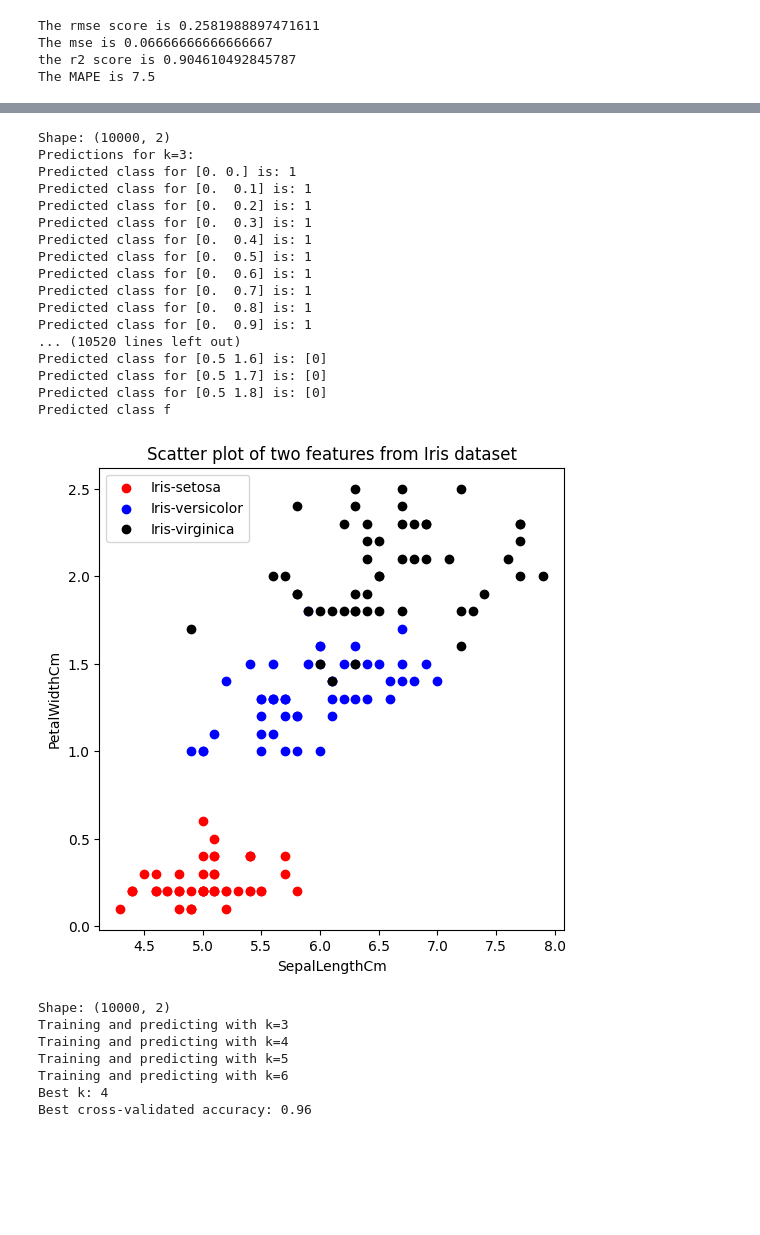
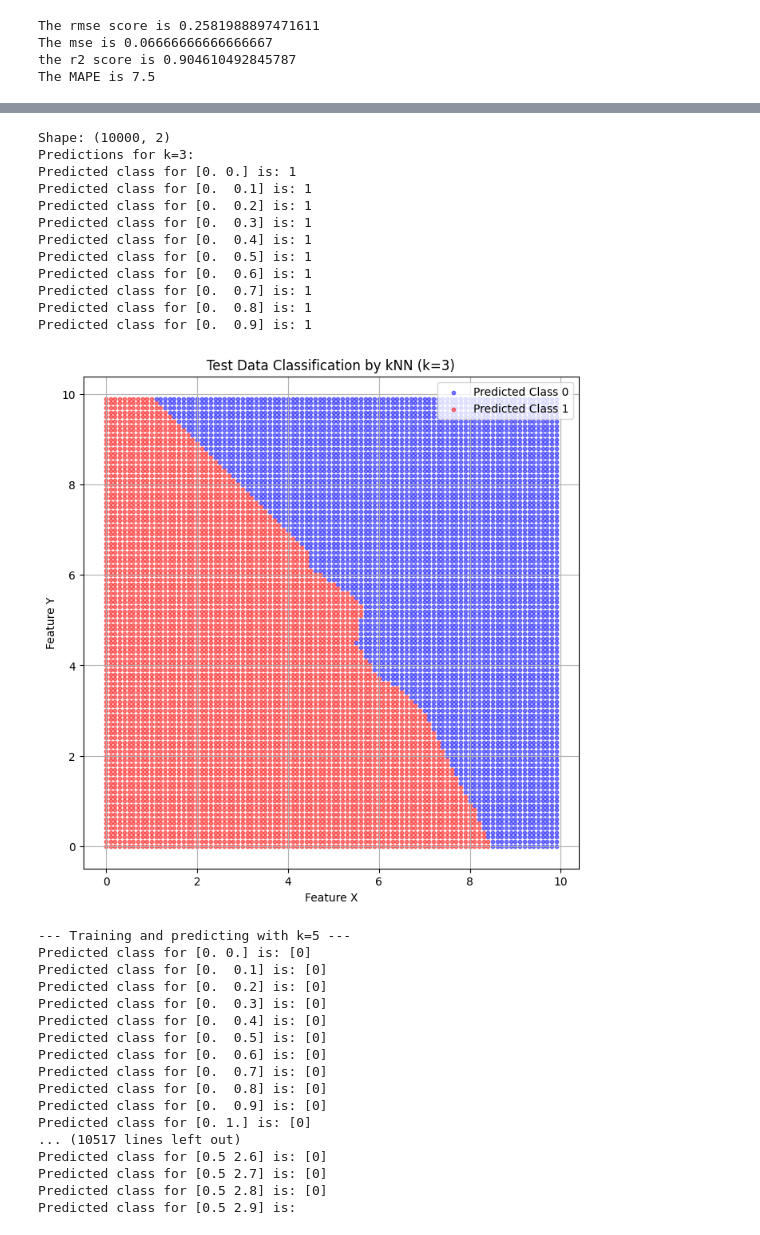
Before and after one commit to NikhilSanjay25/ML_LAB_SHEETS_CODE, a Jupyter notebook: codes/LabSheet_4.ipynb, the cells around one changed output, grey strips where cells are left out. Drawn from its saved outputs; the diff is of its cells as text; code cells hidden in the pictures; blank space fills up the shorter version.

Commit message:
added 1 plot

```diff
--- a/codes/LabSheet_4.ipynb
+++ b/codes/LabSheet_4.ipynb
@@ -137,8 +137,17 @@ data, labels = prepare_data_labels(arr1, arr2)
 
 knn = train_knn(data, labels, n_neighbors=3)
 print("Predictions for k=3:")
-predict_points(knn, cartesian_product)
-
+predictions=predict_points(knn, cartesian_product)
+# Scatter plot of test data colored by predicted class
+plt.figure(figsize=(8, 8))
+plt.scatter(cartesian_product[predictions == 0][:, 0], cartesian_product[predictions == 0][:, 1], color='blue', label='Predicted Class 0', alpha=0.5, s=10)
+plt.scatter(cartesian_product[predictions == 1][:, 0], cartesian_product[predictions == 1][:, 1], color='red', label='Predicted Class 1', alpha=0.5, s=10)
+plt.xlabel('Feature X')
+plt.ylabel('Feature Y')
+plt.title('Test Data Classification by kNN (k=3)')
+plt.legend()
+plt.grid(True)
+plt.show()
 
 
 
@@ -268,25 +277,30 @@ The MAPE is 7.5
 Shape: (10000, 2)
 Predictions for k=3:
 Predicted class for [0. 0.] is: 1
 Predicted class for [0.  0.1] is: 1
 Predicted class for [0.  0.2] is: 1
 Predicted class for [0.  0.3] is: 1
 Predicted class for [0.  0.4] is: 1
 Predicted class for [0.  0.5] is: 1
 Predicted class for [0.  0.6] is: 1
 Predicted class for [0.  0.7] is: 1
 Predicted class for [0.  0.8] is: 1
 Predicted class for [0.  0.9] is: 1
-... (10520 lines left out)
-Predicted class for [0.5 1.6] is: [0]
-Predicted class for [0.5 1.7] is: [0]
-Predicted class for [0.5 1.8] is: [0]
-Predicted class f
-[figure, old version]
+[figure, new version]
-Shape: (10000, 2)
-Training and predicting with k=3
-Training and predicting with k=4
-Training and predicting with k=5
-Training and predicting with k=6
-Best k: 4
-Best cross-validated accuracy: 0.96
+--- Training and predicting with k=5 ---
+Predicted class for [0. 0.] is: [0]
+Predicted class for [0.  0.1] is: [0]
+Predicted class for [0.  0.2] is: [0]
+Predicted class for [0.  0.3] is: [0]
+Predicted class for [0.  0.4] is: [0]
+Predicted class for [0.  0.5] is: [0]
+Predicted class for [0.  0.6] is: [0]
+Predicted class for [0.  0.7] is: [0]
+Predicted class for [0.  0.8] is: [0]
+Predicted class for [0.  0.9] is: [0]
+Predicted class for [0. 1.] is: [0]
+... (10517 lines left out)
+Predicted class for [0.5 2.6] is: [0]
+Predicted class for [0.5 2.7] is: [0]
+Predicted class for [0.5 2.8] is: [0]
+Predicted class for [0.5 2.9] is:
```
Also changed, not shown: parts of 1 cell of this notebook.
